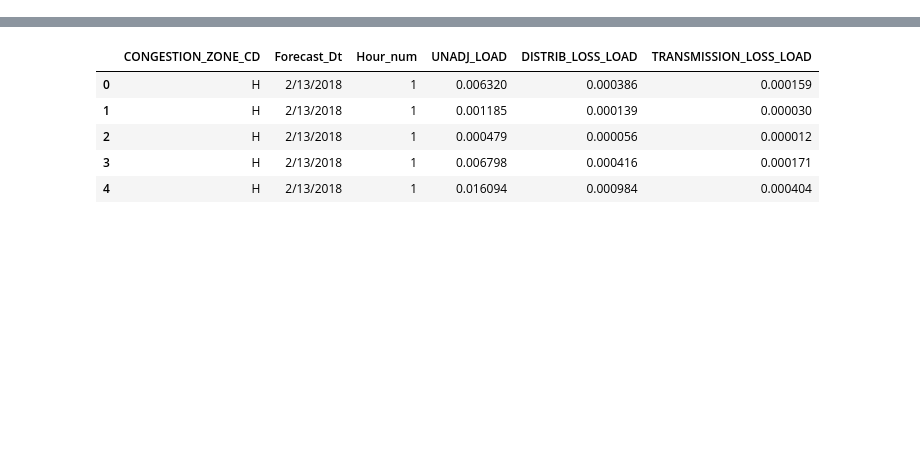
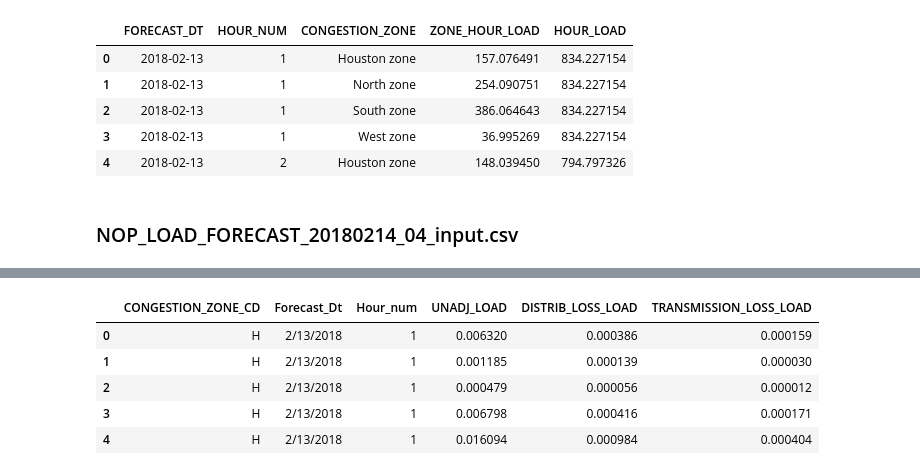
Before and after one commit to lindseyberlin/houston-ds-042219-time-series-pair-lab, a Jupyter notebook: Time_Series_Lab.ipynb, the cells around one changed output, grey strips where cells are left out. Saved outputs shown, nothing was run; the diff lists cells and outputs as text; code cells hidden in the pictures; blank space fills up the shorter version.

```diff
--- a/Time_Series_Lab.ipynb
+++ b/Time_Series_Lab.ipynb
@@ -46,0 +106,5 @@ from timeit import default_timer as timer
+# %%
+# HOUR_LOAD' should hold the total volume for hours by day
+hour_load = simple_nop_213.groupby(["FORECAST_DT", "HOUR_NUM"], as_index=False).sum()
+hour_load.rename(columns={"VOLUME": "HOUR_LOAD"}, inplace=True)
+hour_load.head()
@@ -46,0 +118,12 @@ from timeit import default_timer as timer
+# %%
+grouped_213_df = grouped_213_df.merge(hour_load, how="outer")
+grouped_213_df.head()
+# %% [output]
+|  | FORECAST_DT | HOUR_NUM | CONGESTION_ZONE | ZONE_HOUR_LOAD | HOUR_LOAD |
+| 0 | 2018-02-13 | 1 | Houston zone | 157.076491 | 834.227154 |
+| 1 | 2018-02-13 | 1 | North zone | 254.090751 | 834.227154 |
+| 2 | 2018-02-13 | 1 | South zone | 386.064643 | 834.227154 |
+| 3 | 2018-02-13 | 1 | West zone | 36.995269 | 834.227154 |
+| 4 | 2018-02-13 | 2 | Houston zone | 148.039450 | 794.797326 |
+# %% [markdown]
+### NOP_LOAD_FORECAST_20180214_04_input.csv
```
Also changed, not shown: parts of 35 cells of this notebook, 1 other file.
